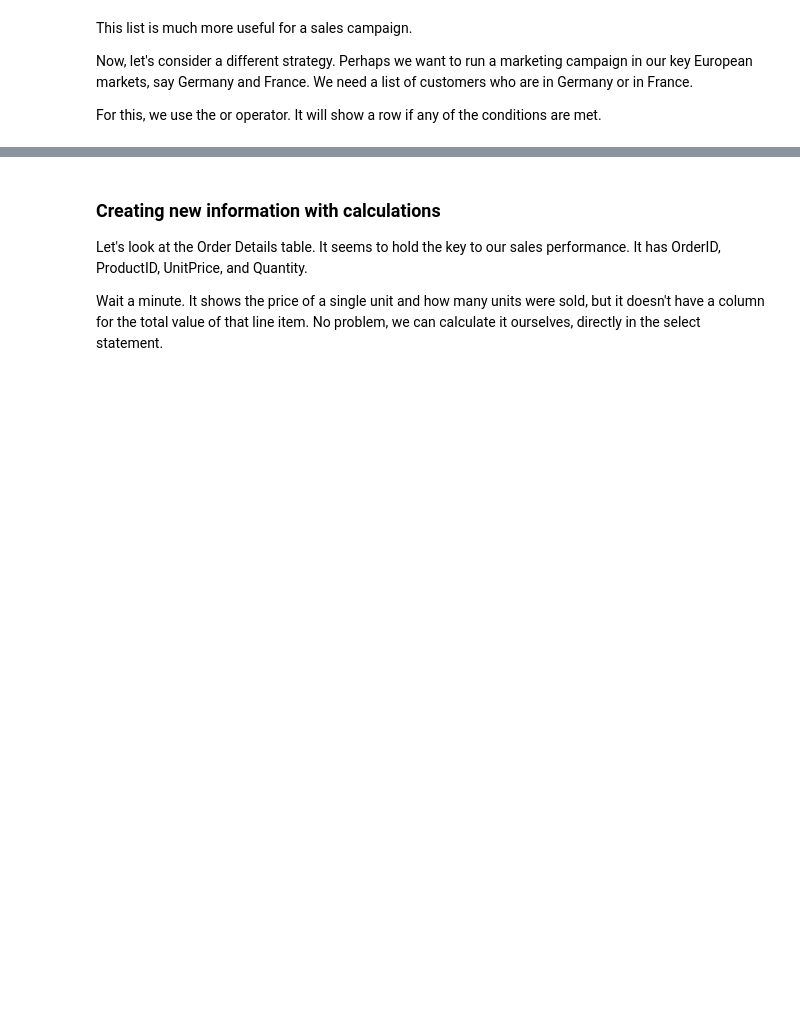
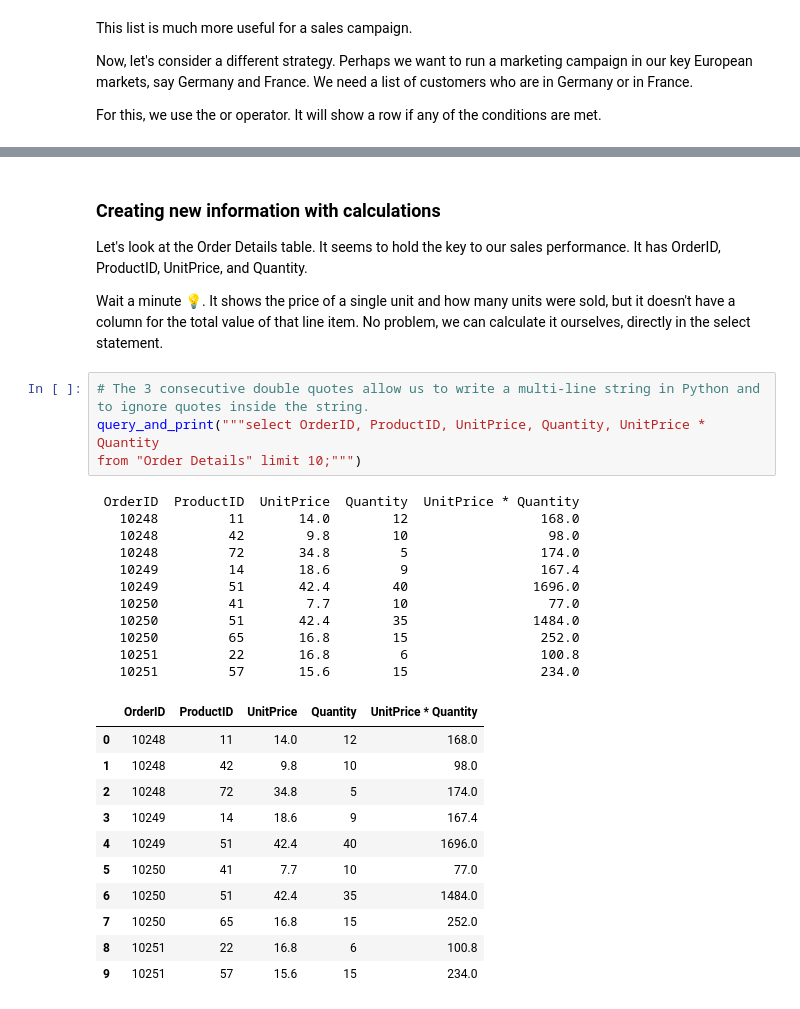
Before and after one commit to Moyster/ae-formation-data-engineering, a Jupyter notebook: Data-Engineering.ipynb, the cells around one changed output, grey strips where cells are left out. Drawn from its saved outputs; the diff is of its cells as text; blank space fills up the shorter version.

```diff
--- a/Data-Engineering.ipynb
+++ b/Data-Engineering.ipynb
@@ -216,4 +306,31 @@ where Country = 'Germany' or Country = 'France';
 ### Creating new information with calculations
 Let's look at the Order Details table. It seems to hold the key to our sales performance. It has OrderID, ProductID, UnitPrice, and Quantity.
 
-Wait a minute. It shows the price of a single unit and how many units were sold, but it doesn't have a column for the total value of that line item. No problem, we can calculate it ourselves, directly in the select statement.
+Wait a minute 💡. It shows the price of a single unit and how many units were sold, but it doesn't have a column for the total value of that line item. No problem, we can calculate it ourselves, directly in the select statement.
+# %%
+# The 3 consecutive double quotes allow us to write a multi-line string in Python and to ignore quotes inside the string.
+query_and_print("""select OrderID, ProductID, UnitPrice, Quantity, UnitPrice * Quantity
+from "Order Details" limit 10;""")
+# %% [output]
+ OrderID  ProductID  UnitPrice  Quantity  UnitPrice * Quantity
+   10248         11       14.0        12                 168.0
+   10248         42        9.8        10                  98.0
+   10248         72       34.8         5                 174.0
+   10249         14       18.6         9                 167.4
+   10249         51       42.4        40                1696.0
+   10250         41        7.7        10                  77.0
+   10250         51       42.4        35                1484.0
+   10250         65       16.8        15                 252.0
+   10251         22       16.8         6                 100.8
+   10251         57       15.6        15                 234.0
+|  | OrderID | ProductID | UnitPrice | Quantity | UnitPrice * Quantity |
+| 0 | 10248 | 11 | 14.0 | 12 | 168.0 |
+| 1 | 10248 | 42 | 9.8 | 10 | 98.0 |
+| 2 | 10248 | 72 | 34.8 | 5 | 174.0 |
+| 3 | 10249 | 14 | 18.6 | 9 | 167.4 |
+| 4 | 10249 | 51 | 42.4 | 40 | 1696.0 |
+| 5 | 10250 | 41 | 7.7 | 10 | 77.0 |
+| 6 | 10250 | 51 | 42.4 | 35 | 1484.0 |
+| 7 | 10250 | 65 | 16.8 | 15 | 252.0 |
+| 8 | 10251 | 22 | 16.8 | 6 | 100.8 |
+| 9 | 10251 | 57 | 15.6 | 15 | 234.0 |
```
Also changed, not shown: parts of 9 cells of this notebook.
